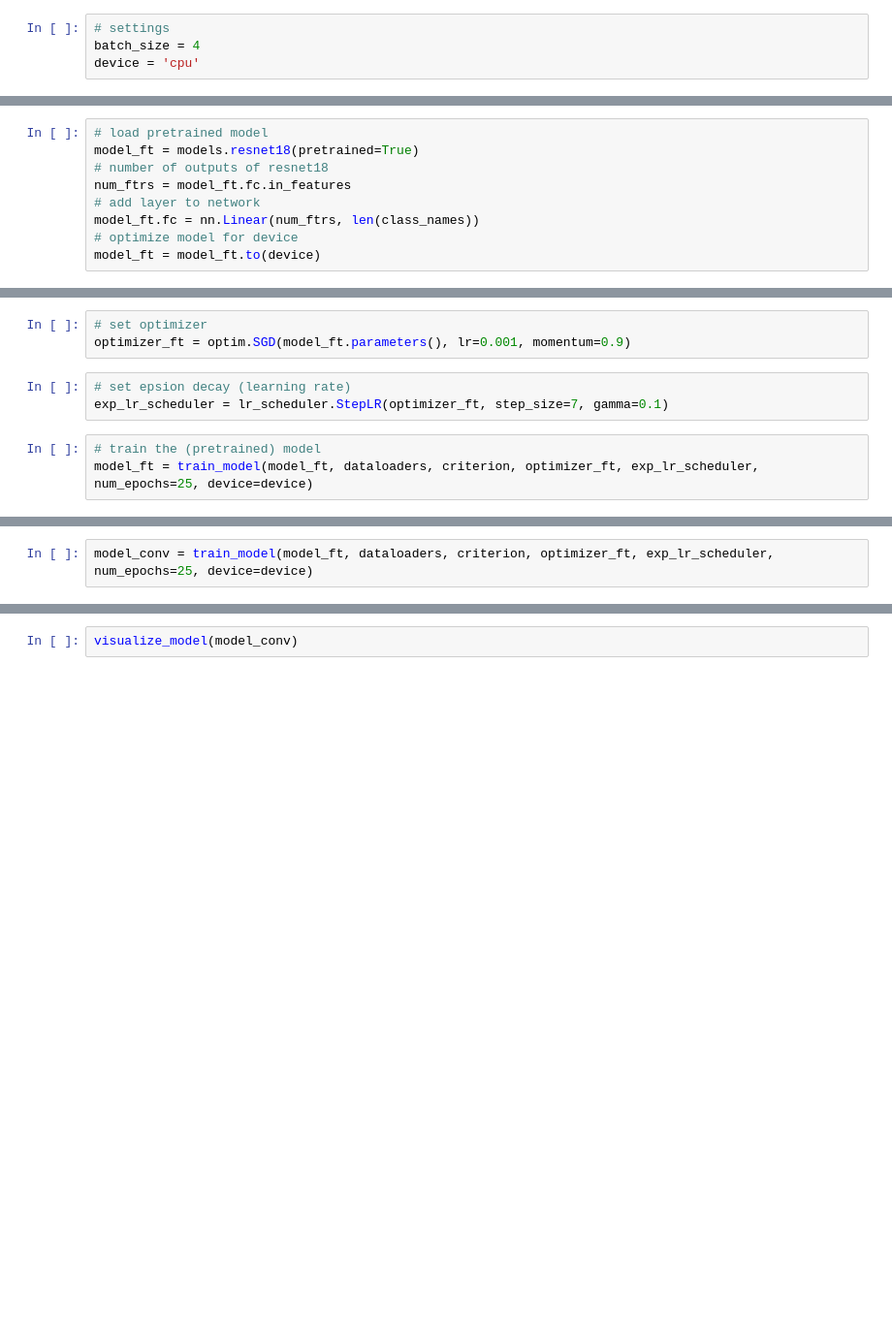
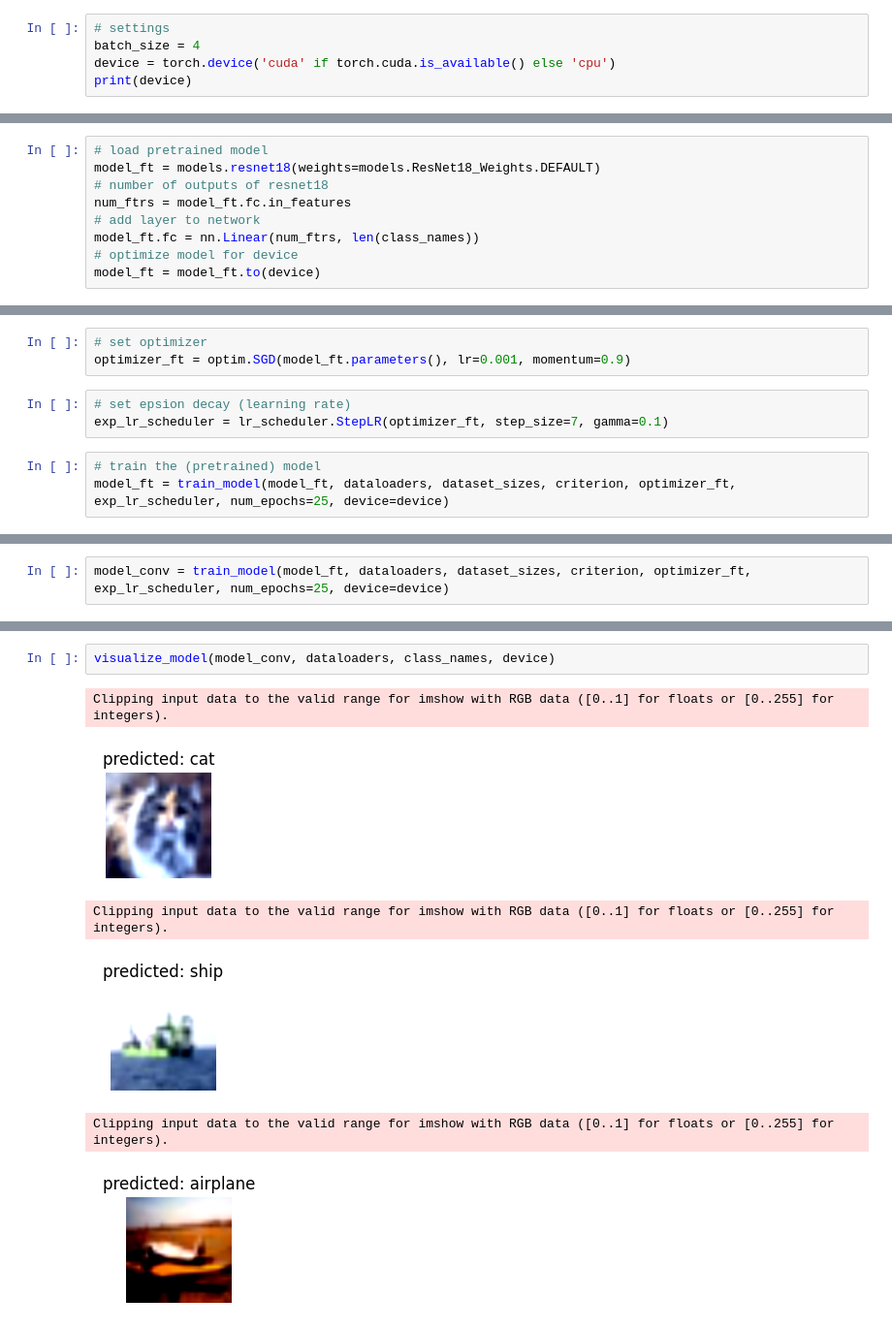
Before and after one commit to wengj92/CAS-AI, a Jupyter notebook: Exercises/03_transfer_learning.ipynb, the cells around one changed output, grey strips where cells are left out. Shown at 97% size. Cells and saved outputs as stored; diff of their text form; blank space fills up the shorter version.

```diff
--- a/Exercises/03_transfer_learning.ipynb
+++ b/Exercises/03_transfer_learning.ipynb
@@ -18,4 +20,5 @@ from week_03.tf_functions import train_model
 # %%
 # settings
 batch_size = 4
-device = 'cpu'
+device = torch.device('cuda' if torch.cuda.is_available() else 'cpu')
+print(device)
@@ -69,7 +73,7 @@ Clipping input data to the valid range for imshow with RGB data ([0..1] for floa
 Train the pretrained resnet18 model without freezing - all layers
 # %%
 # load pretrained model
-model_ft = models.resnet18(pretrained=True)
+model_ft = models.resnet18(weights=models.ResNet18_Weights.DEFAULT)
 # number of outputs of resnet18
 num_ftrs = model_ft.fc.in_features
 # add layer to network
@@ -87,7 +91,7 @@ optimizer_ft = optim.SGD(model_ft.parameters(), lr=0.001, momentum=0.9)
 exp_lr_scheduler = lr_scheduler.StepLR(optimizer_ft, step_size=7, gamma=0.1)
 # %%
 # train the (pretrained) model
-model_ft = train_model(model_ft, dataloaders, criterion, optimizer_ft, exp_lr_scheduler, num_epochs=25, device=device)
+model_ft = train_model(model_ft, dataloaders, dataset_sizes, criterion, optimizer_ft, exp_lr_scheduler, num_epochs=25, device=device)
 # %% [output]
 Epoch 0/24
 ----------
@@ -110,4 +141,4 @@ model_conv.fc = nn.Linear(num_ftrs, len(class_names))
 # optimize model for device
 model_conv = model_conv.to(device)
 # %%
-model_conv = train_model(model_ft, dataloaders, criterion, optimizer_ft, exp_lr_scheduler, num_epochs=25, device=device)
+model_conv = train_model(model_ft, dataloaders, dataset_sizes, criterion, optimizer_ft, exp_lr_scheduler, num_epochs=25, device=device)
@@ -114,2 +163,9 @@ model_conv = train_model(model_ft, dataloaders, criterion, optimizer_ft, exp_lr_
 # %%
-visualize_model(model_conv)
+visualize_model(model_conv, dataloaders, class_names, device)
+# %% [output]
+Clipping input data to the valid range for imshow with RGB data ([0..1] for floats or [0..255] for integers).
+[figure, added]
+Clipping input data to the valid range for imshow with RGB data ([0..1] for floats or [0..255] for integers).
+[figure, added]
+Clipping input data to the valid range for imshow with RGB data ([0..1] for floats or [0..255] for integers).
+[figure, added]
```
Also changed, not shown: parts of 17 cells of this notebook, 5 other files.
